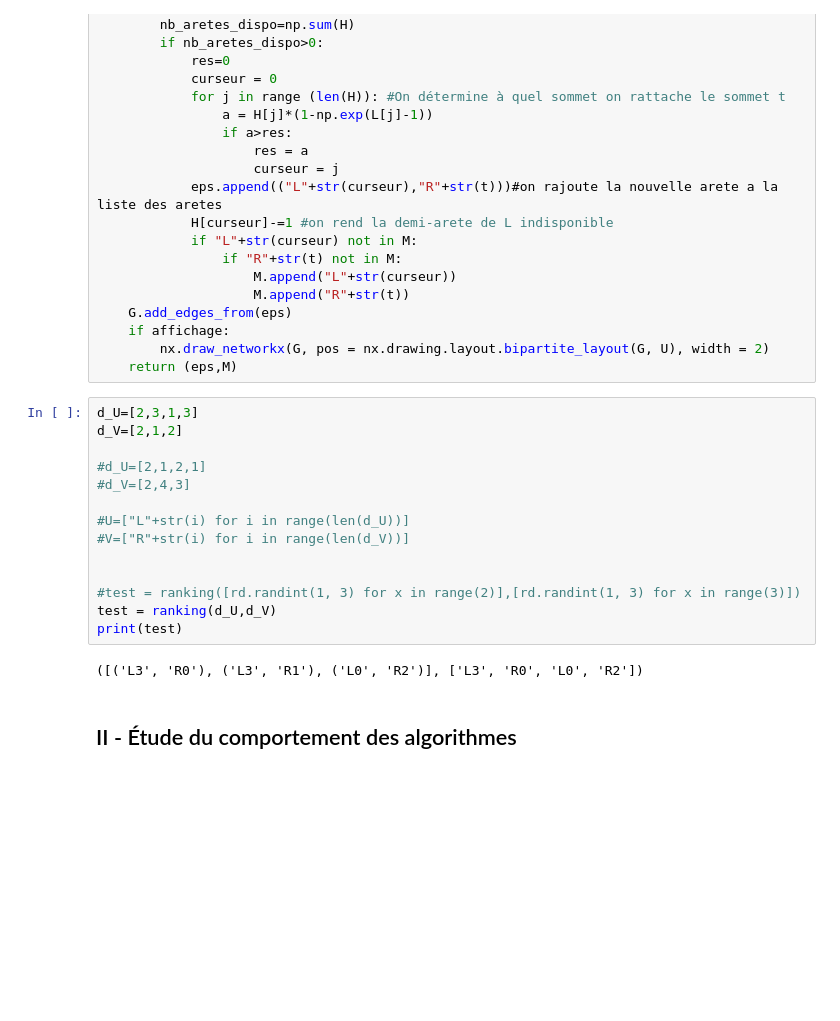
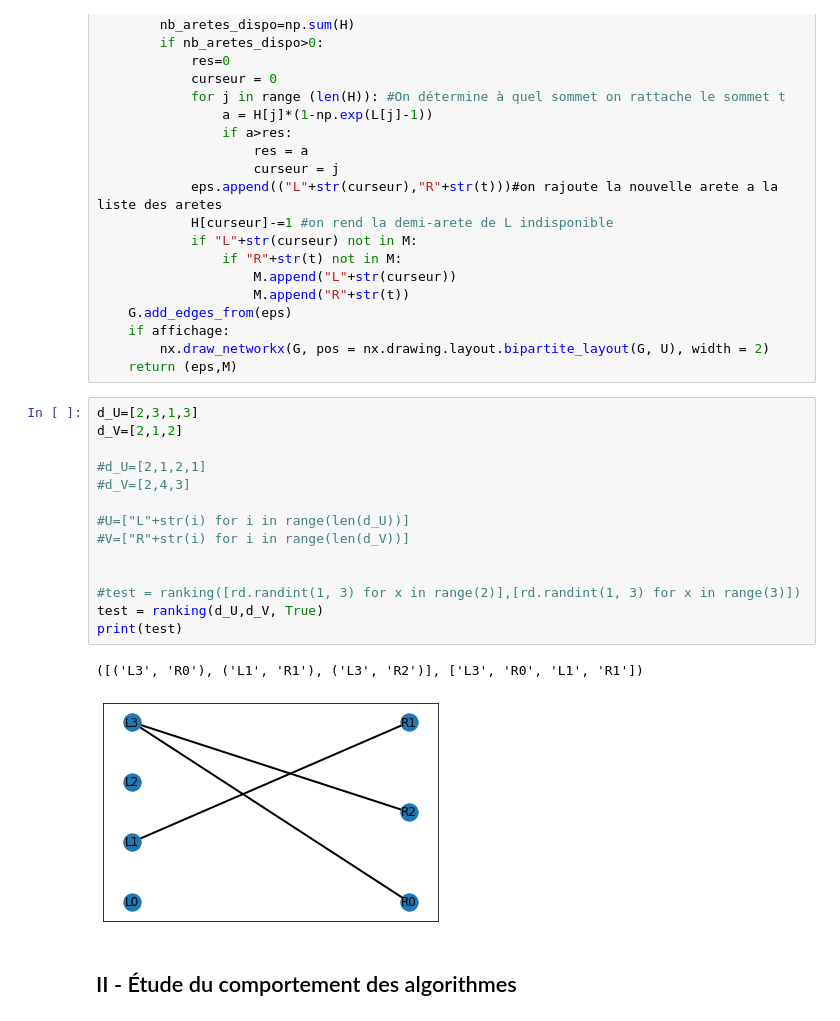
Before and after one commit to CamilleCoustaury/random-graphs-, a Jupyter notebook: Main_Notebook.ipynb, the cells around one changed output. Saved outputs shown, nothing was run; the diff lists cells and outputs as text; blank space fills up the shorter version.

```diff
--- a/Main_Notebook.ipynb
+++ b/Main_Notebook.ipynb
@@ -128,21 +128,22 @@ def ranking(d_L,d_R, affichage = False):
     if affichage:
         nx.draw_networkx(G, pos = nx.drawing.layout.bipartite_layout(G, U), width = 2)
     return (eps,M)
-# %%
-d_U=[2,3,1,3]
-d_V=[2,1,2]
-
-#d_U=[2,1,2,1]
-#d_V=[2,4,3]
-
-#U=["L"+str(i) for i in range(len(d_U))]
-#V=["R"+str(i) for i in range(len(d_V))]
-
-
-#test = ranking([rd.randint(1, 3) for x in range(2)],[rd.randint(1, 3) for x in range(3)])
-test = ranking(d_U,d_V)
-print(test)
-# %% [output]
-([('L3', 'R0'), ('L3', 'R1'), ('L0', 'R2')], ['L3', 'R0', 'L0', 'R2'])
+# %%
+d_U=[2,3,1,3]
+d_V=[2,1,2]
+
+#d_U=[2,1,2,1]
+#d_V=[2,4,3]
+
+#U=["L"+str(i) for i in range(len(d_U))]
+#V=["R"+str(i) for i in range(len(d_V))]
+
+
+#test = ranking([rd.randint(1, 3) for x in range(2)],[rd.randint(1, 3) for x in range(3)])
+test = ranking(d_U,d_V, True)
+print(test)
+# %% [output]
+([('L3', 'R0'), ('L1', 'R1'), ('L3', 'R2')], ['L3', 'R0', 'L1', 'R1'])
+[figure, added]
 # %% [markdown]
 ## II - Étude du comportement des algorithmes
```
Also changed, not shown: parts of 3 cells of this notebook.
